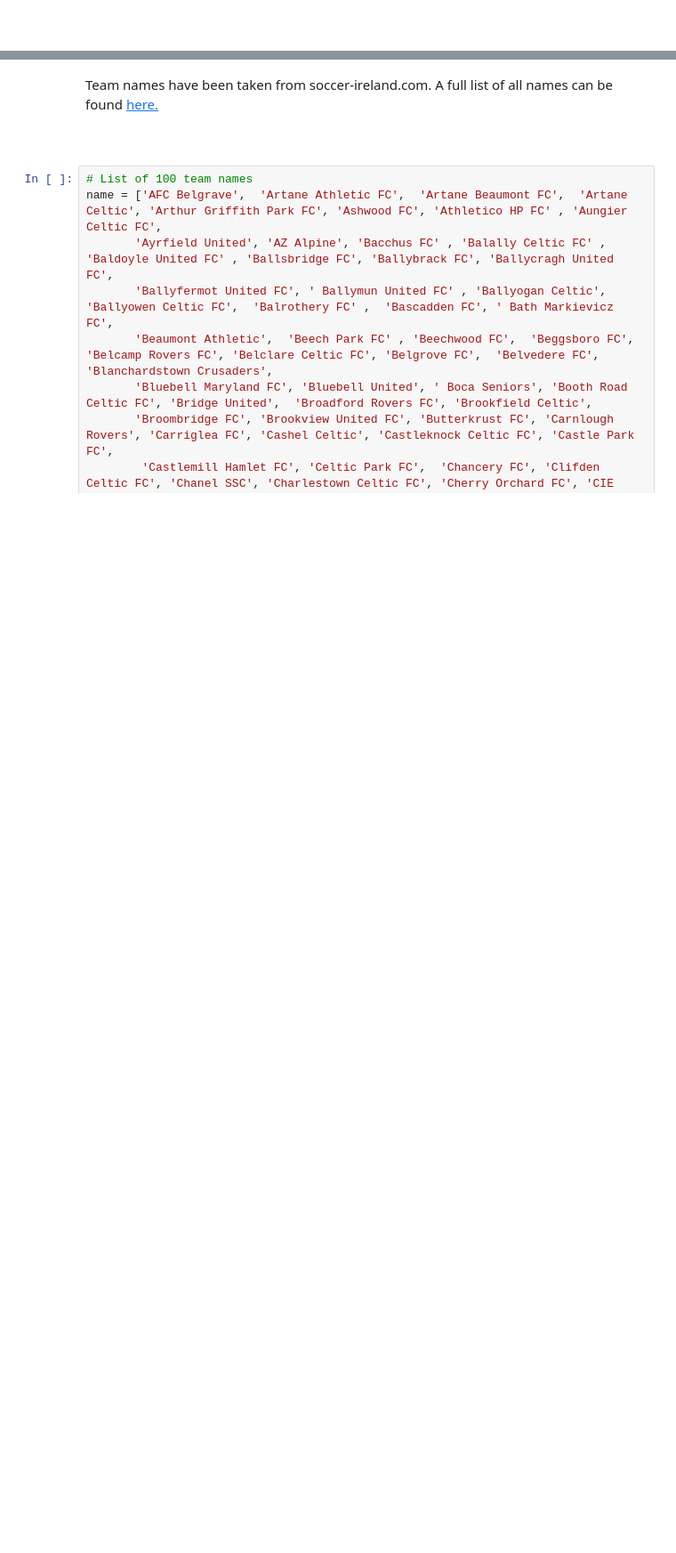
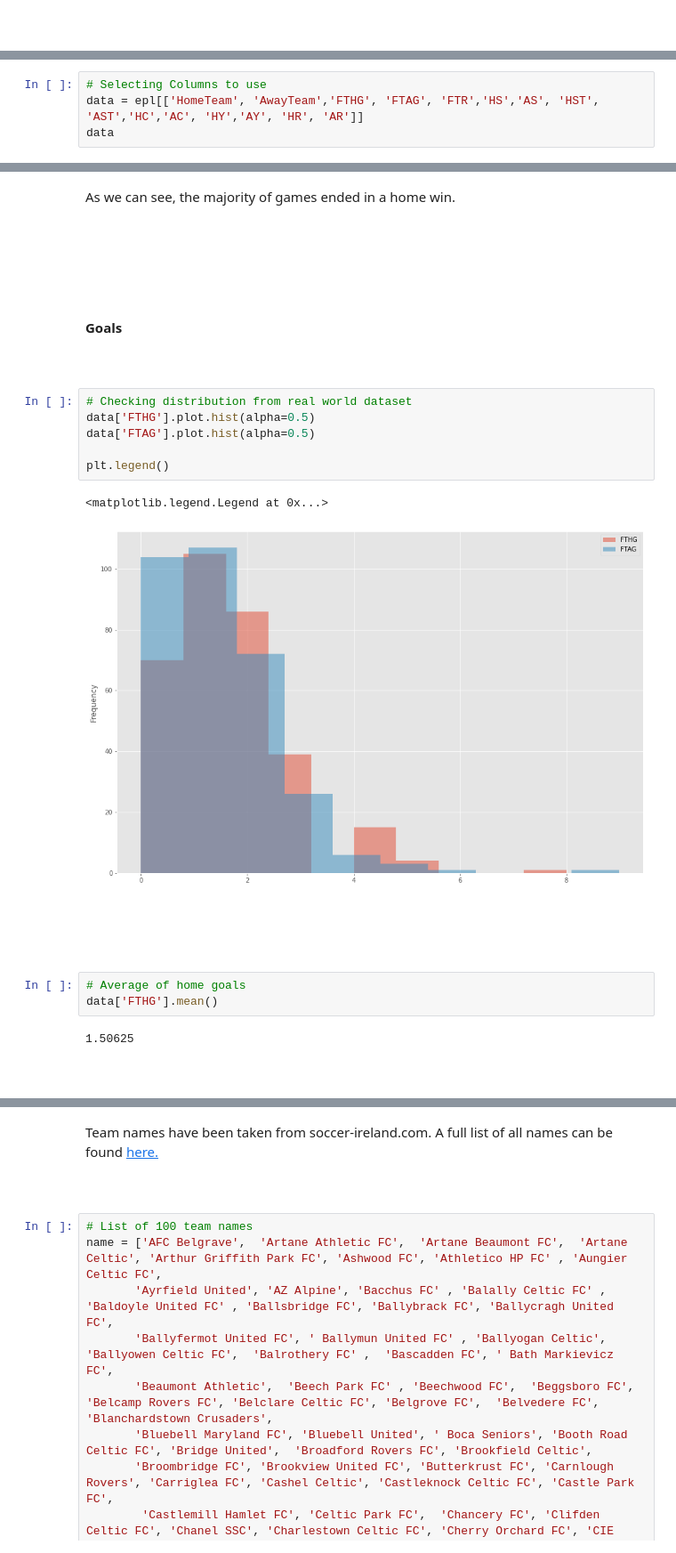
Before and after one commit to kmcd14/ProgrammingDA-project, a Jupyter notebook: data_sim.ipynb, the cells around one changed output, grey strips where cells are left out. Shown at 89% size. Drawn from its saved outputs; the diff is of its cells as text; blank space fills up the shorter version.

```diff
--- a/data_sim.ipynb
+++ b/data_sim.ipynb
@@ -430,0 +429,4 @@ df = pd.DataFrame(columns=['team', 'played', 'points', 'shots', 'shots on target
+# %%
+# Selecting Columns to use
+data = epl[['HomeTeam', 'AwayTeam','FTHG', 'FTAG', 'FTR','HS','AS', 'HST', 'AST','HC','AC', 'HY','AY', 'HR', 'AR']]
+data
@@ -430,0 +505,30 @@ df = pd.DataFrame(columns=['team', 'played', 'points', 'shots', 'shots on target
+# %% [markdown]
+As we can see, the majority of games ended in a home win.
+# %% [markdown]
+<br>
+# %% [markdown]
+<br>
+# %% [markdown]
+#### Goals
+# %% [markdown]
+<br>
+# %%
+# Checking distribution from real world dataset
+data['FTHG'].plot.hist(alpha=0.5)
+data['FTAG'].plot.hist(alpha=0.5)
+
+plt.legend()
+# %% [output]
+<matplotlib.legend.Legend at 0x...>
+[figure, added]
+# %% [markdown]
+<br>
+# %% [markdown]
+<br>
+# %%
+# Average of home goals
+data['FTHG'].mean()
+# %% [output]
+1.50625
+# %% [markdown]
+<br>
```
Also changed, not shown: parts of 222 cells of this notebook.
